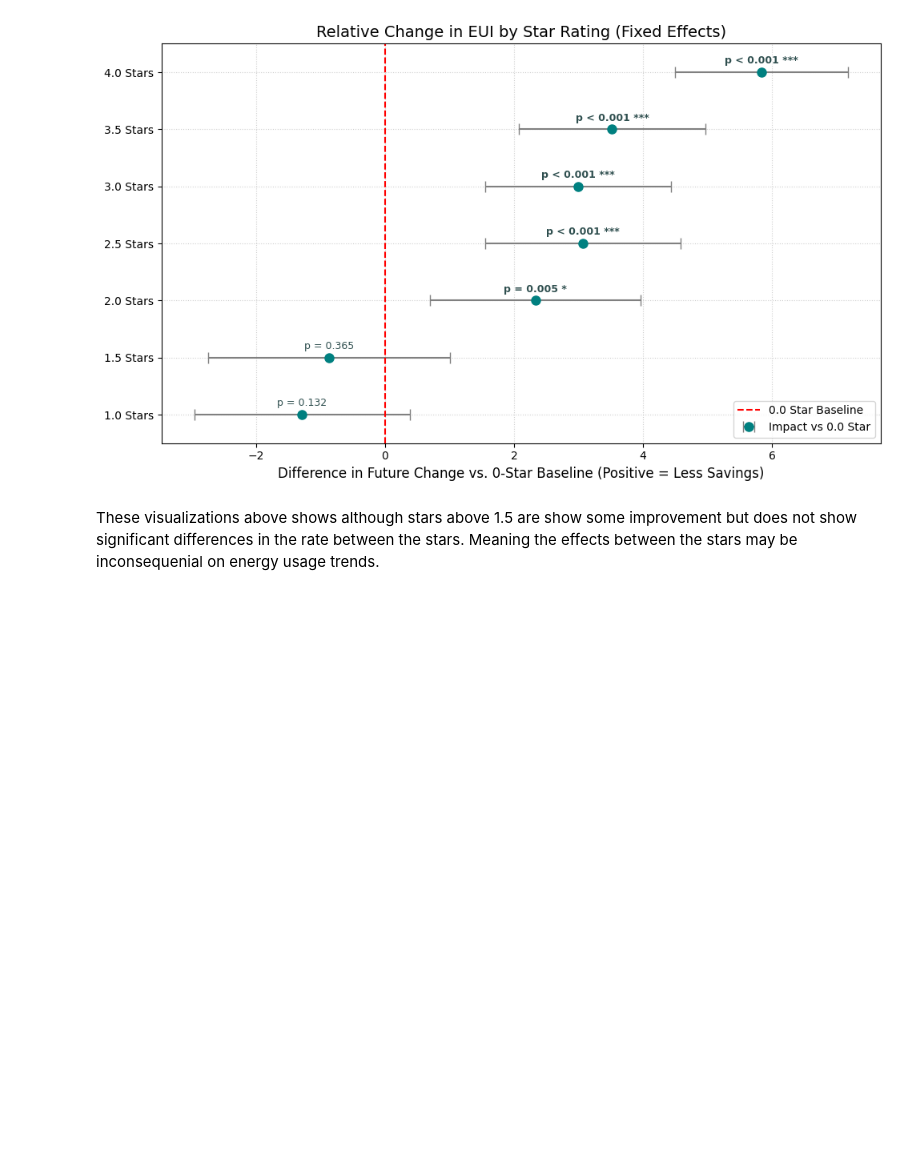
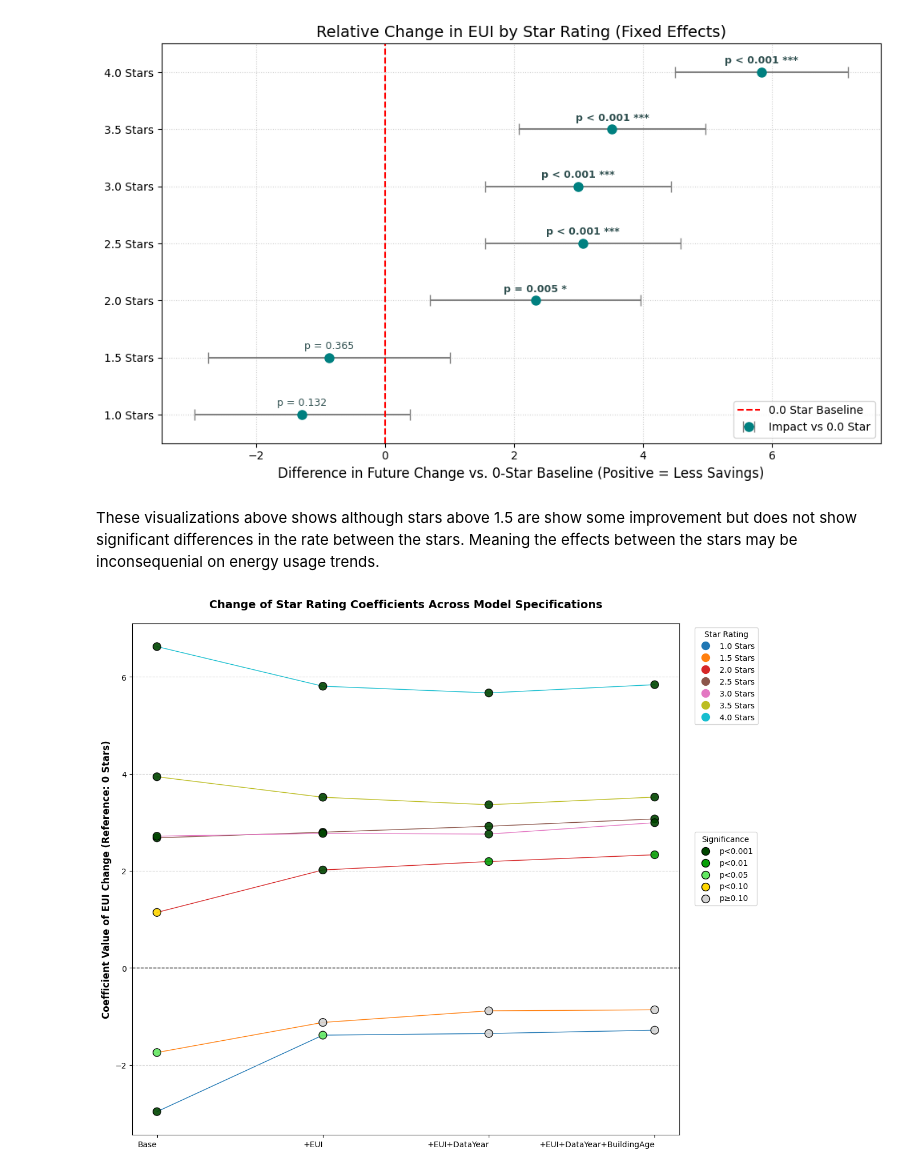
Before and after one commit to dsi-clinic/2025-autumn-city-of-chicago-energy, a Jupyter notebook: notebooks/fixed_effects_validation.ipynb, the cells around one changed output. Saved outputs shown, nothing was run; the diff lists cells and outputs as text; code cells hidden in the pictures; blank space fills up the shorter version.

Commit message:
Adding visualization, new testing of energy star score

```diff
--- a/notebooks/fixed_effects_validation.ipynb
+++ b/notebooks/fixed_effects_validation.ipynb
@@ -107,3 +123,13 @@ fig, ax = plot_fixed_effects_coefficients(list(sensitivity_list.items())[3][1])
 [figure]
 # %% [markdown]
 These visualizations above shows although stars above 1.5 are show some improvement but does not show significant differences in the rate between the stars. Meaning the effects between the stars may be inconsequenial on energy usage trends.
+# %%
+base = (list(sensitivity_list.items())[0][1], "Base")
+with_eui = (list(sensitivity_list.items())[1][1], "+EUI")
+with_eui_year = (list(sensitivity_list.items())[2][1], "+EUI+DataYear")
+with_eui_year_age = (list(sensitivity_list.items())[3][1], "+EUI+DataYear+BuildingAge")
+
+all_formulas = [base, with_eui, with_eui_year, with_eui_year_age]
+plot = plotting_FE_star_coef(all_formulas)
+# %% [output]
+[figure, added]
```
Also changed, not shown: parts of 6 cells of this notebook, 3 other files.
